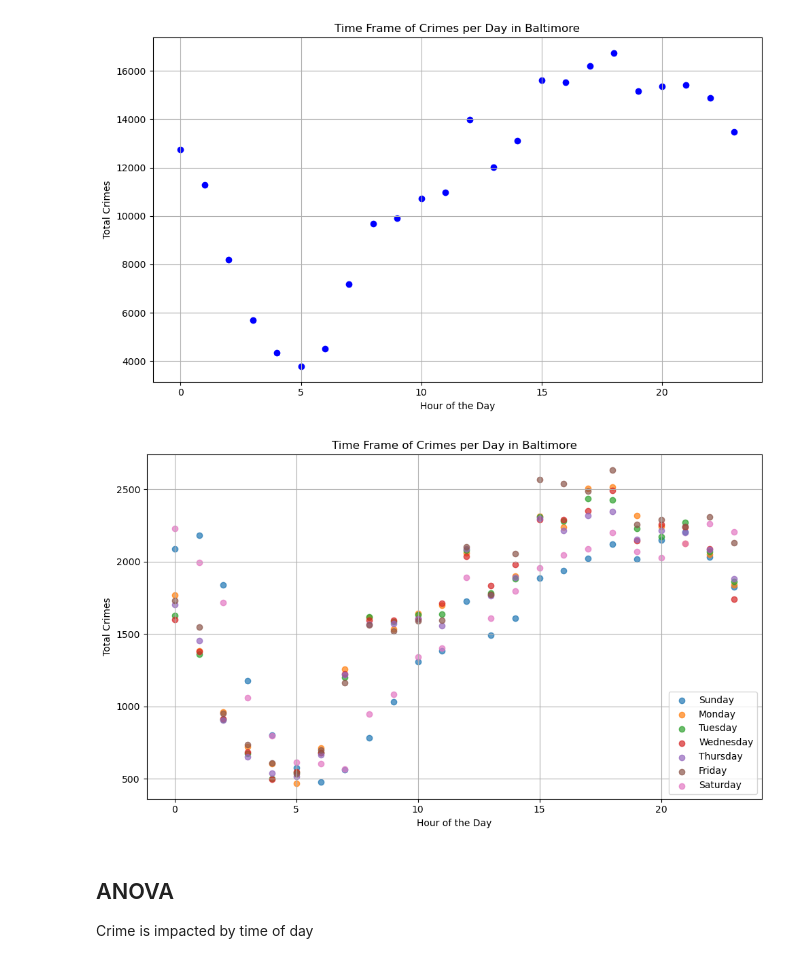
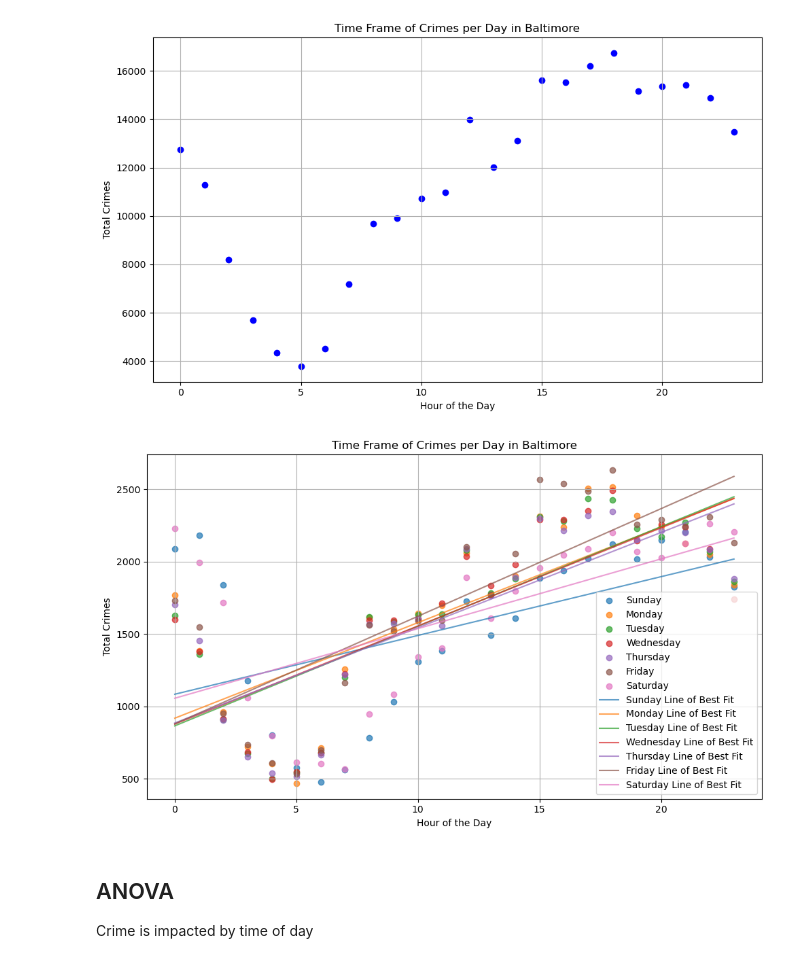
Before and after one commit to johbry17/Crime-in-Baltimore, a Jupyter notebook: main.ipynb, the cells around one changed output. Saved outputs shown, nothing was run; the diff lists cells and outputs as text; code cells hidden in the pictures.

Commit message:
added linear regression to katie's plot

```diff
--- a/main.ipynb
+++ b/main.ipynb
@@ -349,29 +325,35 @@ plt.show()
 # %%
 df['CrimeTime'] = pd.to_datetime(df['CrimeTime'])
 df['Hour'] = df['CrimeTime'].dt.hour
 # df['DayOfWeek'] = df['CrimeTime'].dt.day_name()
 
 crime_by_hour = df.groupby(['Day of Week', 'Hour']).size().reset_index(name='Total_Crimes')
 
 # List of days of the week in the desired order
 days_of_week_order = ['Sunday', 'Monday', 'Tuesday', 'Wednesday', 'Thursday', 'Friday', 'Saturday']
 
 plt.figure(figsize=(10, 6))
 
 # Iterate through each day of the week and plot the scatter points for that day
 for day in days_of_week_order:
     day_data = crime_by_hour[crime_by_hour['Day of Week'] == day]
     plt.scatter(day_data['Hour'], day_data['Total_Crimes'], marker='o', label=day, alpha=0.7)
 
+# Calculate the line of best fit using numpy's polyfit
+for day in days_of_week_order:
+    day_data = crime_by_hour[crime_by_hour['Day of Week'] == day]
+    coef = np.polyfit(day_data['Hour'], day_data['Total_Crimes'], 1)
+    plt.plot(day_data['Hour'], np.polyval(coef, day_data['Hour']), label=f'{day} Line of Best Fit', alpha=0.7)
+
 plt.xlabel('Hour of the Day')
 plt.ylabel('Total Crimes')
 plt.title('Time Frame of Crimes per Day in Baltimore')
 plt.grid(True)
 plt.legend()
 plt.tight_layout()
 plt.show()
 # %% [output]
-[figure, old version]
+[figure, new version]
 # %% [markdown]
 ## ANOVA
 
```
Also changed, not shown: parts of 3 cells of this notebook.
